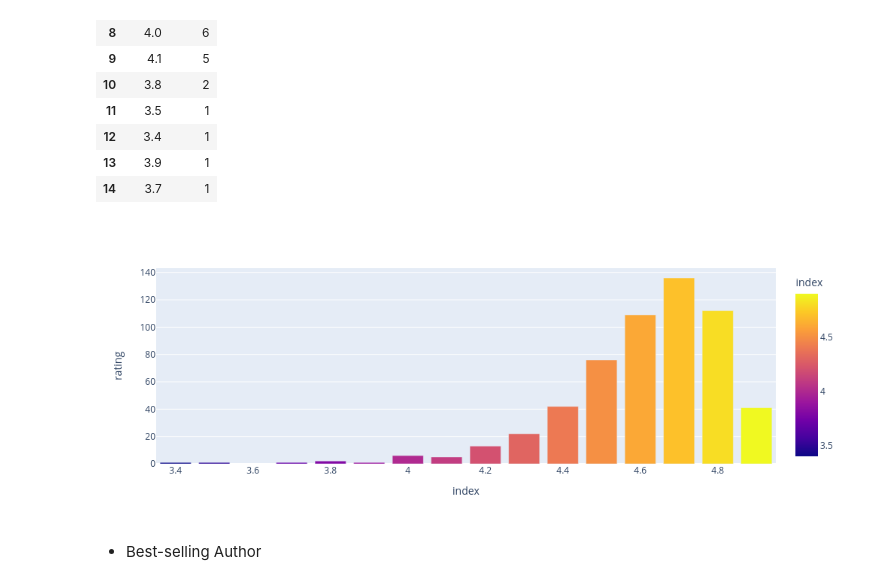
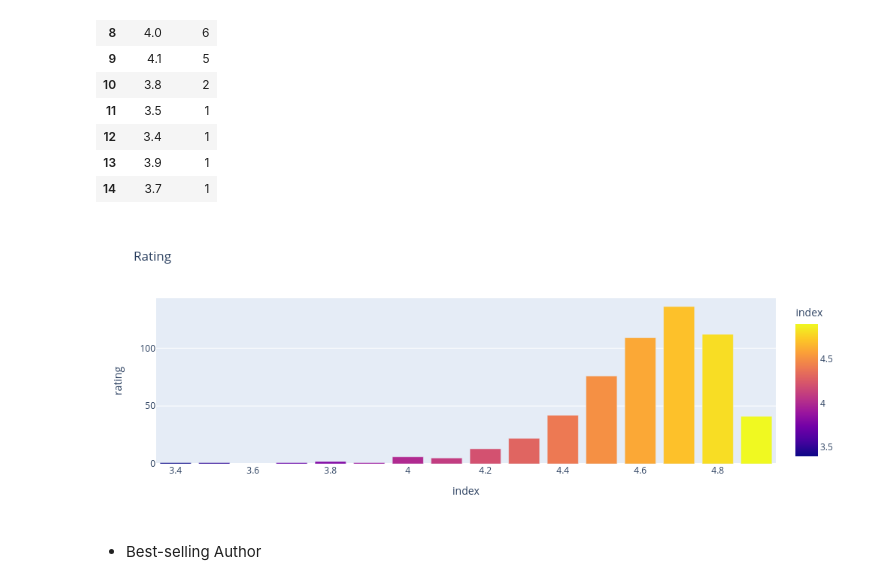
Before and after one commit to Michael-yousuf123/amazon-sales-analysis, a Jupyter notebook: notebook/amazon-notebook.ipynb, the cells around one changed output. Cells and saved outputs as stored; diff of their text form; code cells hidden in the pictures.

```diff
--- a/notebook/amazon-notebook.ipynb
+++ b/notebook/amazon-notebook.ipynb
@@ -150,11 +150,12 @@ rate_df
 | 14 | 3.7 | 1 |
 # %%
 fig = px.bar(rate_df, x='index', y='rating',
+            title= "Rating",
               color='index',
              labels={'index'}, width = 1000, height=400)
 fig.show(renderer = 'png')
 # %% [output]
-[figure, old version]
+[figure, new version]
 # %% [markdown]
 - Best-selling Author
 # %%
```
Also changed, not shown: parts of 9 cells of this notebook, 12 other files.
